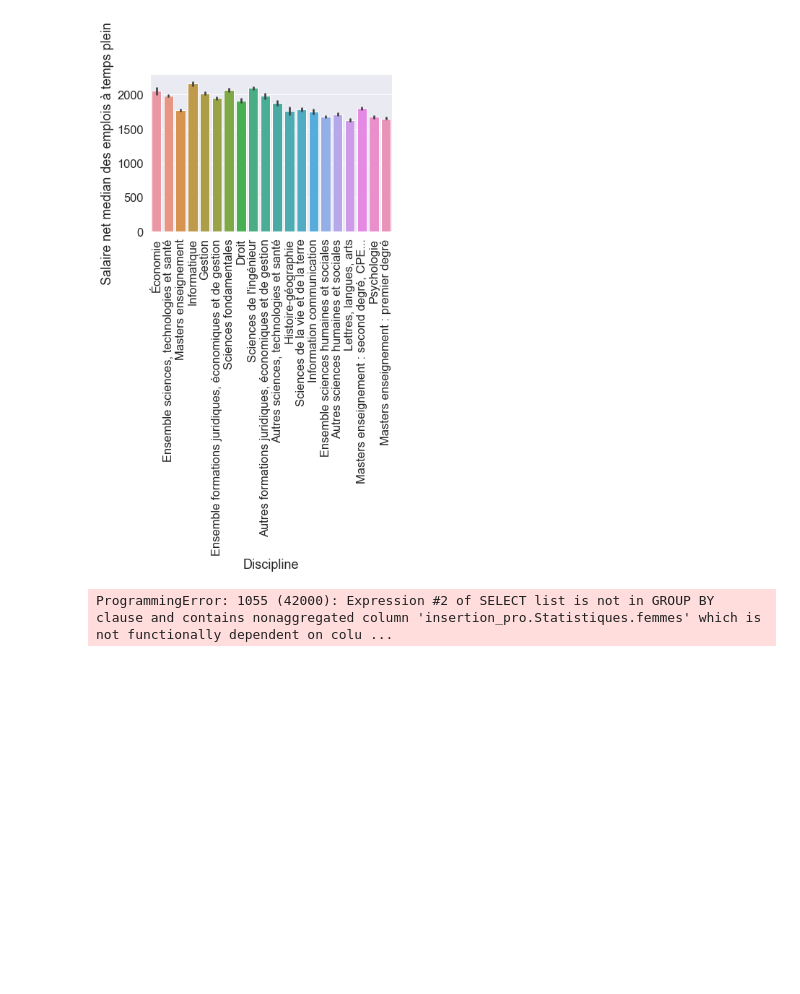
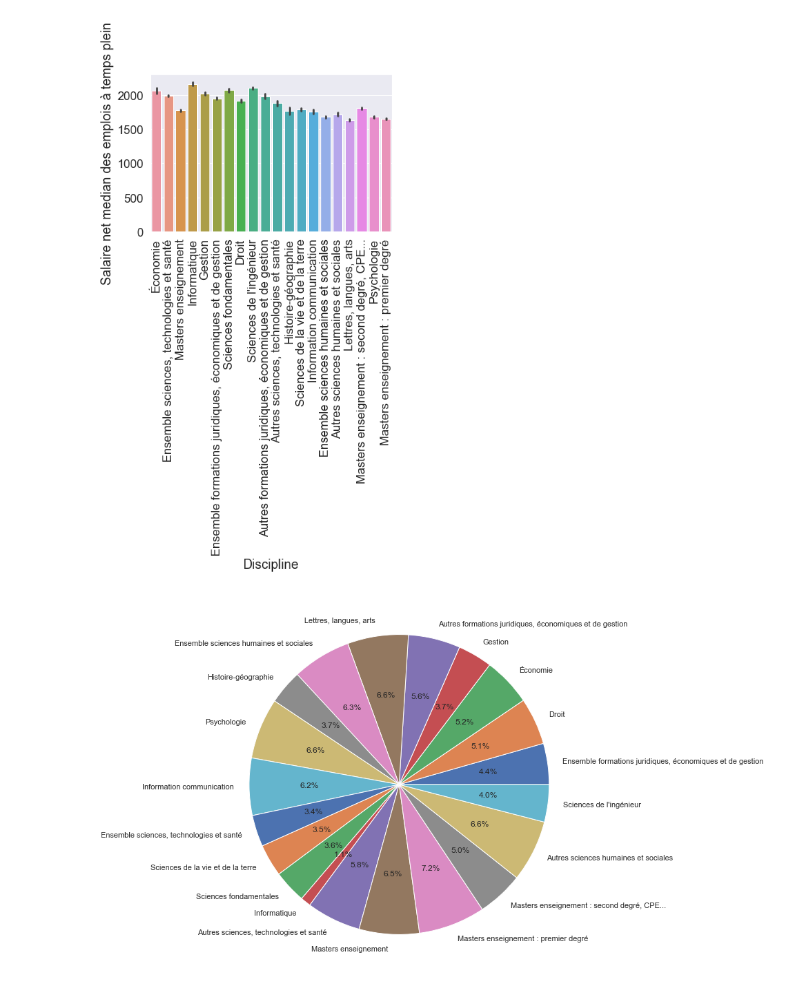
Before and after one commit to Toufik98/prodataviz, a Jupyter notebook: source/services_proposes.ipynb, the cells around one changed output. Drawn from its saved outputs; the diff is of its cells as text; code cells hidden in the pictures; blank space fills up the shorter version.

```diff
--- a/source/services_proposes.ipynb
+++ b/source/services_proposes.ipynb
@@ -14,7 +14,7 @@ import seaborn as sns
 mydb = mysql.connector.connect(
   host="localhost",
   user="root",
-  passwd="Goodboy.5",
+  passwd="SadikaSydney99",
   database="insertion_pro",
   auth_plugin='mysql_native_password'
 )
@@ -76,9 +76,15 @@ plt.show()
 # %%
 # Afficher la part des femmes par discipline non nulle
 mycursor.execute("SELECT distinct nom_discipline, femmes FROM Discipline join Statistiques using (id_discipline) where femmes is not null group by nom_discipline")
 myresult = mycursor.fetchall()
 
 # Conversion des résultats en dataframe
 df = pd.DataFrame(myresult)
+ #visualisation des données
+plt.figure(figsize=(15,10))
+sns.set(style="whitegrid")
+
+sns.color_palette("bright")
+plt.pie(df[1], labels=df[0], autopct='%1.1f%%');
 # %% [output]
-ProgrammingError: 1055 (42000): Expression #2 of SELECT list is not in GROUP BY clause and contains nonaggregated column 'insertion_pro.Statistiques.femmes' which is not functionally dependent on colu ...
+[figure, added]
```
Also changed, not shown: parts of 10 cells of this notebook.
